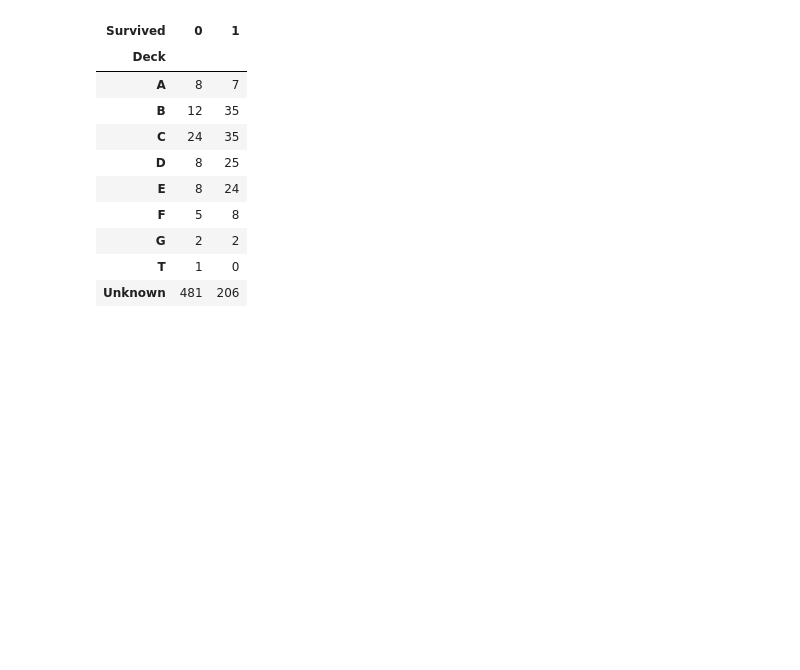
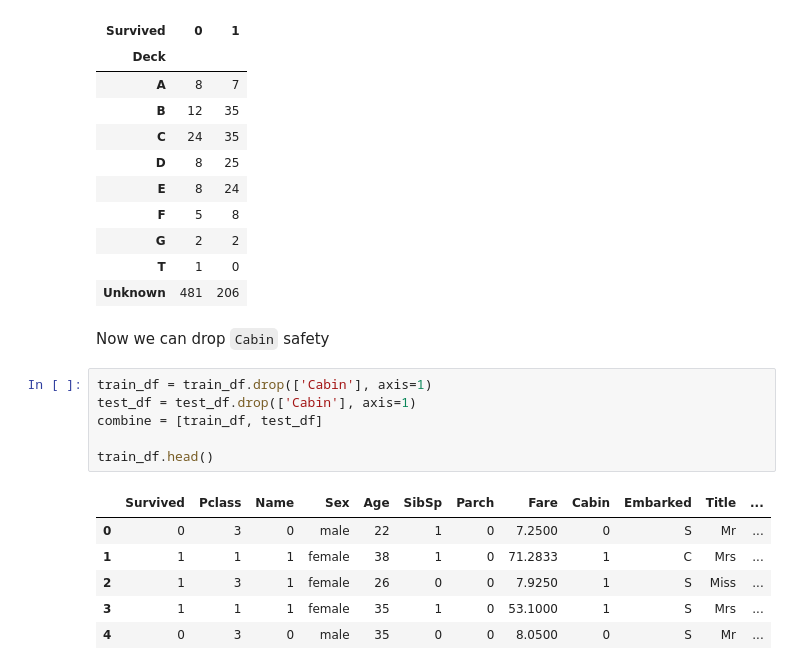
Before and after one commit to eriansha/titanic-survivor, a Jupyter notebook: Investigate Titanic Survivor.ipynb, the cells around one changed output. Saved outputs shown, nothing was run; the diff lists cells and outputs as text; blank space fills up the shorter version.

```diff
--- a/Investigate Titanic Survivor.ipynb
+++ b/Investigate Titanic Survivor.ipynb
@@ -462,3 +462,18 @@ pd.crosstab(train_df['Deck'], train_df['Survived'])
 | G | 2 | 2 |
 | T | 1 | 0 |
 | Unknown | 481 | 206 |
+# %% [markdown]
+Now we can drop `Cabin` safety
+# %%
+train_df = train_df.drop(['Cabin'], axis=1)
+test_df = test_df.drop(['Cabin'], axis=1)
+combine = [train_df, test_df]
+
+train_df.head()
+# %% [output]
+|  | Survived | Pclass | Name | Sex | Age | SibSp | Parch | Fare | Cabin | Embarked | Title | ... |
+| 0 | 0 | 3 | 0 | male | 22 | 1 | 0 | 7.2500 | 0 | S | Mr | ... |
+| 1 | 1 | 1 | 1 | female | 38 | 1 | 0 | 71.2833 | 1 | C | Mrs | ... |
+| 2 | 1 | 3 | 1 | female | 26 | 0 | 0 | 7.9250 | 1 | S | Miss | ... |
+| 3 | 1 | 1 | 1 | female | 35 | 1 | 0 | 53.1000 | 1 | S | Mrs | ... |
+| 4 | 0 | 3 | 0 | male | 35 | 0 | 0 | 8.0500 | 0 | S | Mr | ... |
```
Also changed, not shown: parts of 2 cells of this notebook.
